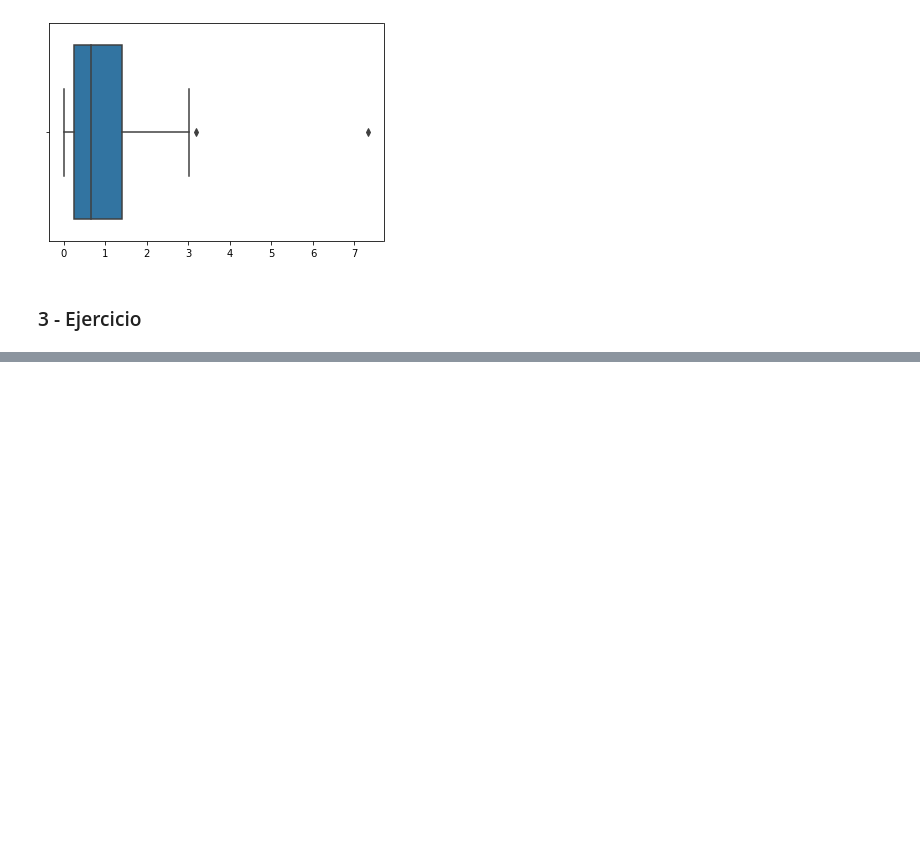
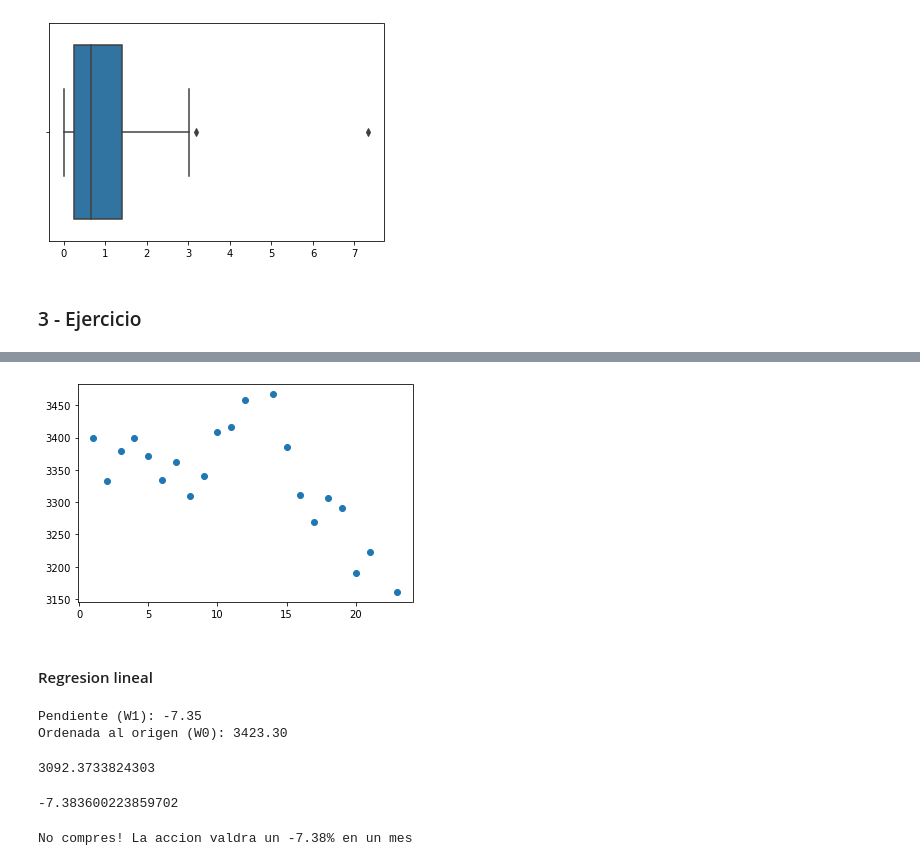
Before and after one commit to hernancontigiani/ceia_addatos, a Jupyter notebook: notebooks/clase2/tp02.ipynb, the cells around one changed output, grey strips where cells are left out. Cells and saved outputs as stored; diff of their text form; code cells hidden in the pictures; blank space fills up the shorter version.

```diff
--- a/notebooks/clase2/tp02.ipynb
+++ b/notebooks/clase2/tp02.ipynb
@@ -91,0 +142,39 @@ plt.show()
+# %%
+plt.scatter(stock_day_filter, stock_price_filter)
+plt.show()
+# %% [output]
+[figure, added]
+# %% [markdown]
+#### Regresion lineal
+# %%
+from sklearn.linear_model import LinearRegression
+lr = LinearRegression()
+
+X = stock_day_filter.reshape(-1, 1)
+y = stock_price_filter
+
+lr.fit(X, y)
+print(f"Pendiente (W1): {lr.coef_[0]:.2f}")
+print(f"Ordenada al origen (W0): {lr.intercept_:.2f}")
+# %% [output]
+Pendiente (W1): -7.35
+Ordenada al origen (W0): 3423.30
+# %%
+# Calcular el valor de la accion un mes adelante (22 dias)
+X_target = stock_day_filter[-1] + 22
+y_hat = lr.predict(np.array([[X_target]]))[0]
+y_hat
+# %% [output]
+3092.3733824303
+# %%
+ganancia = ((y_hat / precio_promedio) * 100) - 100
+ganancia
+# %% [output]
+-7.383600223859702
+# %%
+if ganancia >= 2:
+    print(f"Comprar! La accion valdra un {ganancia:.2f}% más en un mes")
+else:
+    print(f"No compres! La accion valdra un {ganancia:.2f}% en un mes")
+# %% [output]
+No compres! La accion valdra un -7.38% en un mes
```
Also changed, not shown: parts of 8 cells of this notebook, 1 other file.
